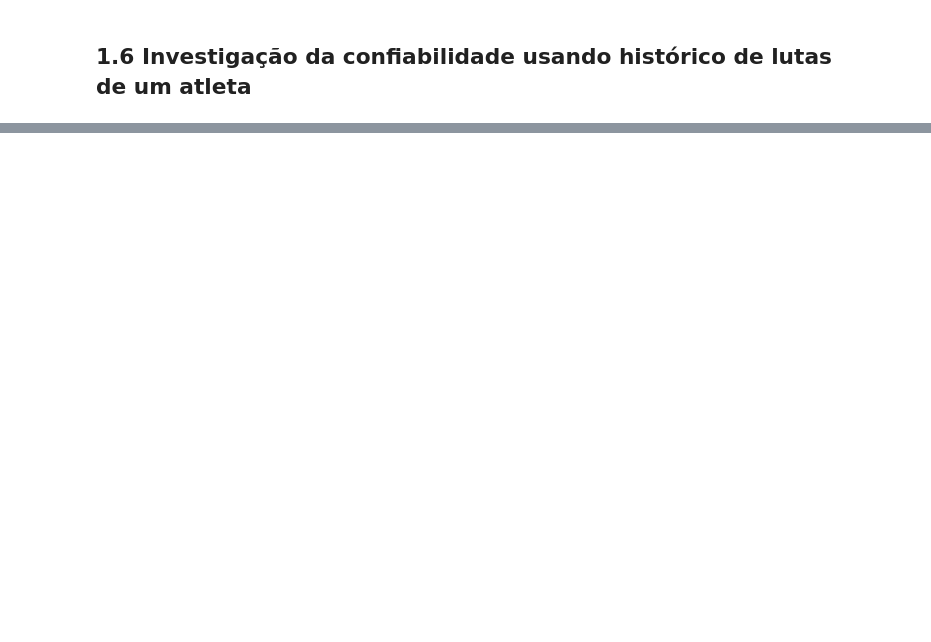
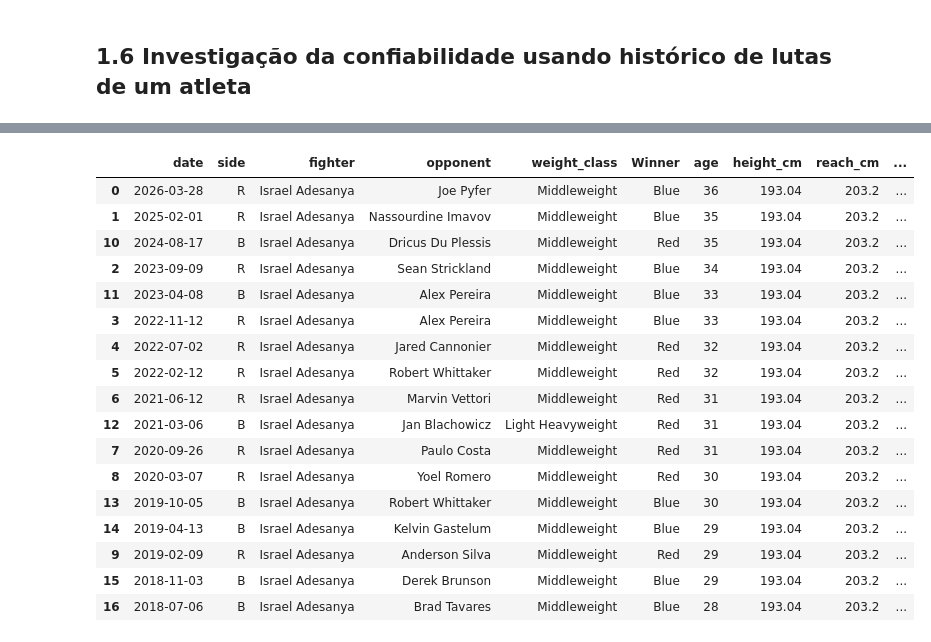
Before and after one commit to joaopjpc/UFSCIENCE, a Jupyter notebook: UFC_EDA_clean_data.ipynb, the cells around one changed output, grey strips where cells are left out. Cells and saved outputs as stored; diff of their text form; code cells hidden in the pictures; blank space fills up the shorter version.

```diff
--- a/UFC_EDA_clean_data.ipynb
+++ b/UFC_EDA_clean_data.ipynb
@@ -303,0 +302,97 @@ charles_oliveira_fights
+# %%
+red_stats = adesanya_fights[adesanya_fights['R_fighter'] == 'Israel Adesanya'].copy()
+blue_stats = adesanya_fights[adesanya_fights['B_fighter'] == 'Israel Adesanya'].copy()
+
+red_stats = red_stats.assign(
+    side='R',
+    fighter='Israel Adesanya',
+    opponent=red_stats['B_fighter'],
+)[
+    [
+        'date', 'side', 'fighter', 'opponent', 'weight_class', 'Winner',
+        'R_age', 'R_Height_cms', 'R_Reach_cms',
+        'R_avg_SIG_STR_landed', 'R_avg_SIG_STR_pct', 'R_avg_SUB_ATT',
+        'R_avg_TD_landed', 'R_avg_TD_pct',
+        'R_ufc_fights', 'R_current_win_streak', 'R_longest_win_streak',
+        'R_current_lose_streak', 'R_wins', 'R_losses',
+        'R_total_rounds_fought', 'R_total_title_bouts',
+        'R_win_by_KO/TKO', 'R_win_by_Submission'
+    ]
+].rename(columns={
+    'R_age': 'age',
+    'R_Height_cms': 'height_cm',
+    'R_Reach_cms': 'reach_cm',
+    'R_avg_SIG_STR_landed': 'avg_SIG_STR_landed',
+    'R_avg_SIG_STR_pct': 'avg_SIG_STR_pct',
+    'R_avg_SUB_ATT': 'avg_SUB_ATT',
+    'R_avg_TD_landed': 'avg_TD_landed',
+    'R_avg_TD_pct': 'avg_TD_pct',
+    'R_ufc_fights': 'ufc_fights',
+    'R_current_win_streak': 'current_win_streak',
+    'R_longest_win_streak': 'longest_win_streak',
+    'R_current_lose_streak': 'current_lose_streak',
+    'R_wins': 'wins',
+    'R_losses': 'losses',
+    'R_total_rounds_fought': 'total_rounds_fought',
+    'R_total_title_bouts': 'total_title_bouts',
+    'R_win_by_KO/TKO': 'win_by_KO/TKO',
+    'R_win_by_Submission': 'win_by_Submission',
+})
+
+blue_stats = blue_stats.assign(
+    side='B',
+    fighter='Israel Adesanya',
+    opponent=blue_stats['R_fighter'],
+)[
+    [
+        'date', 'side', 'fighter', 'opponent', 'weight_class', 'Winner',
+        'B_age', 'B_Height_cms', 'B_Reach_cms',
+        'B_avg_SIG_STR_landed', 'B_avg_SIG_STR_pct', 'B_avg_SUB_ATT',
+        'B_avg_TD_landed', 'B_avg_TD_pct',
+        'B_ufc_fights', 'B_current_win_streak', 'B_longest_win_streak',
+        'B_current_lose_streak', 'B_wins', 'B_losses',
+        'B_total_rounds_fought', 'B_total_title_bouts',
+        'B_win_by_KO/TKO', 'B_win_by_Submission'
+    ]
+].rename(columns={
+    'B_age': 'age',
+    'B_Height_cms': 'height_cm',
+    'B_Reach_cms': 'reach_cm',
+    'B_avg_SIG_STR_landed': 'avg_SIG_STR_landed',
+    'B_avg_SIG_STR_pct': 'avg_SIG_STR_pct',
+    'B_avg_SUB_ATT': 'avg_SUB_ATT',
+    'B_avg_TD_landed': 'avg_TD_landed',
+    'B_avg_TD_pct': 'avg_TD_pct',
+    'B_ufc_fights': 'ufc_fights',
+    'B_current_win_streak': 'current_win_streak',
+    'B_longest_win_streak': 'longest_win_streak',
+    'B_current_lose_streak': 'current_lose_streak',
+    'B_wins': 'wins',
+    'B_losses': 'losses',
+    'B_total_rounds_fought': 'total_rounds_fought',
+    'B_total_title_bouts': 'total_title_bouts',
+    'B_win_by_KO/TKO': 'win_by_KO/TKO',
+    'B_win_by_Submission': 'win_by_Submission',
+})
+
+adesanya_stats = pd.concat([red_stats, blue_stats], ignore_index=True).sort_values('date', ascending=False)
+adesanya_stats
+# %% [output]
+|  | date | side | fighter | opponent | weight_class | Winner | age | height_cm | reach_cm | ... |
+| 0 | 2026-03-28 | R | Israel Adesanya | Joe Pyfer | Middleweight | Blue | 36 | 193.04 | 203.2 | ... |
+| 1 | 2025-02-01 | R | Israel Adesanya | Nassourdine Imavov | Middleweight | Blue | 35 | 193.04 | 203.2 | ... |
+| 10 | 2024-08-17 | B | Israel Adesanya | Dricus Du Plessis | Middleweight | Red | 35 | 193.04 | 203.2 | ... |
+| 2 | 2023-09-09 | R | Israel Adesanya | Sean Strickland | Middleweight | Blue | 34 | 193.04 | 203.2 | ... |
+| 11 | 2023-04-08 | B | Israel Adesanya | Alex Pereira | Middleweight | Blue | 33 | 193.04 | 203.2 | ... |
+| 3 | 2022-11-12 | R | Israel Adesanya | Alex Pereira | Middleweight | Blue | 33 | 193.04 | 203.2 | ... |
+| 4 | 2022-07-02 | R | Israel Adesanya | Jared Cannonier | Middleweight | Red | 32 | 193.04 | 203.2 | ... |
+| 5 | 2022-02-12 | R | Israel Adesanya | Robert Whittaker | Middleweight | Red | 32 | 193.04 | 203.2 | ... |
+| 6 | 2021-06-12 | R | Israel Adesanya | Marvin Vettori | Middleweight | Red | 31 | 193.04 | 203.2 | ... |
+| 12 | 2021-03-06 | B | Israel Adesanya | Jan Blachowicz | Light Heavyweight | Red | 31 | 193.04 | 203.2 | ... |
+| 7 | 2020-09-26 | R | Israel Adesanya | Paulo Costa | Middleweight | Red | 31 | 193.04 | 203.2 | ... |
+| 8 | 2020-03-07 | R | Israel Adesanya | Yoel Romero | Middleweight | Red | 30 | 193.04 | 203.2 | ... |
+| 13 | 2019-10-05 | B | Israel Adesanya | Robert Whittaker | Middleweight | Blue | 30 | 193.04 | 203.2 | ... |
+| 14 | 2019-04-13 | B | Israel Adesanya | Kelvin Gastelum | Middleweight | Blue | 29 | 193.04 | 203.2 | ... |
+| 9 | 2019-02-09 | R | Israel Adesanya | Anderson Silva | Middleweight | Red | 29 | 193.04 | 203.2 | ... |
+| 15 | 2018-11-03 | B | Israel Adesanya | Derek Brunson | Middleweight | Blue | 29 | 193.04 | 203.2 | ... |
+| 16 | 2018-07-06 | B | Israel Adesanya | Brad Tavares | Middleweight | Blue | 28 | 193.04 | 203.2 | ... |
```
Also changed, not shown: parts of 7 cells of this notebook.
